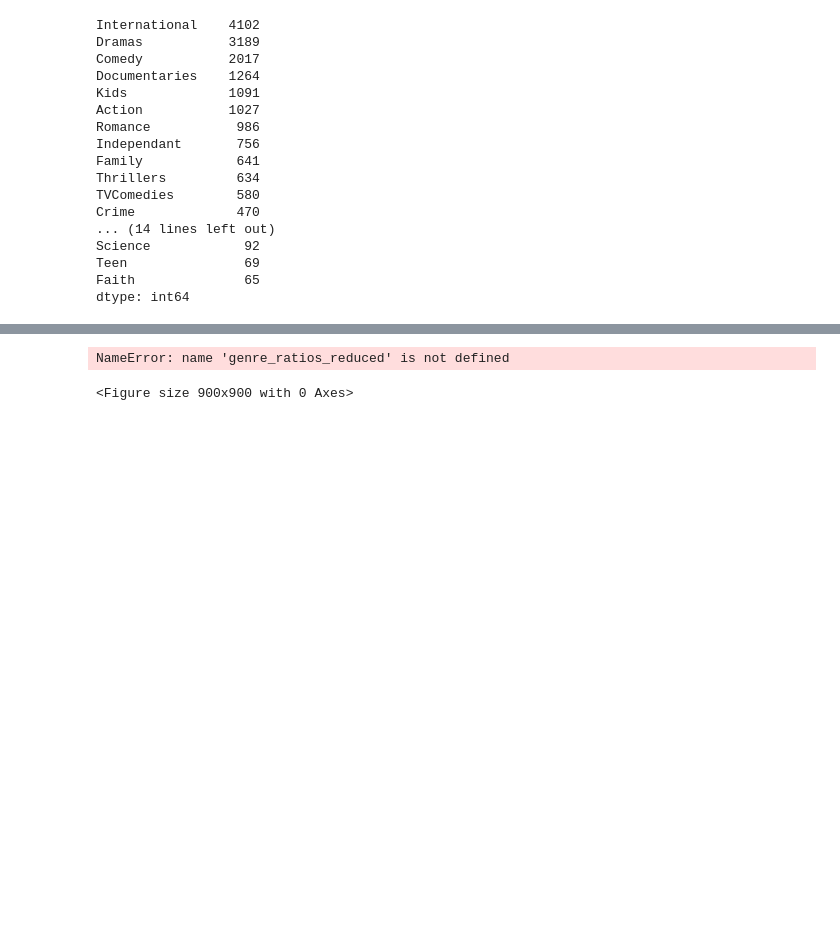
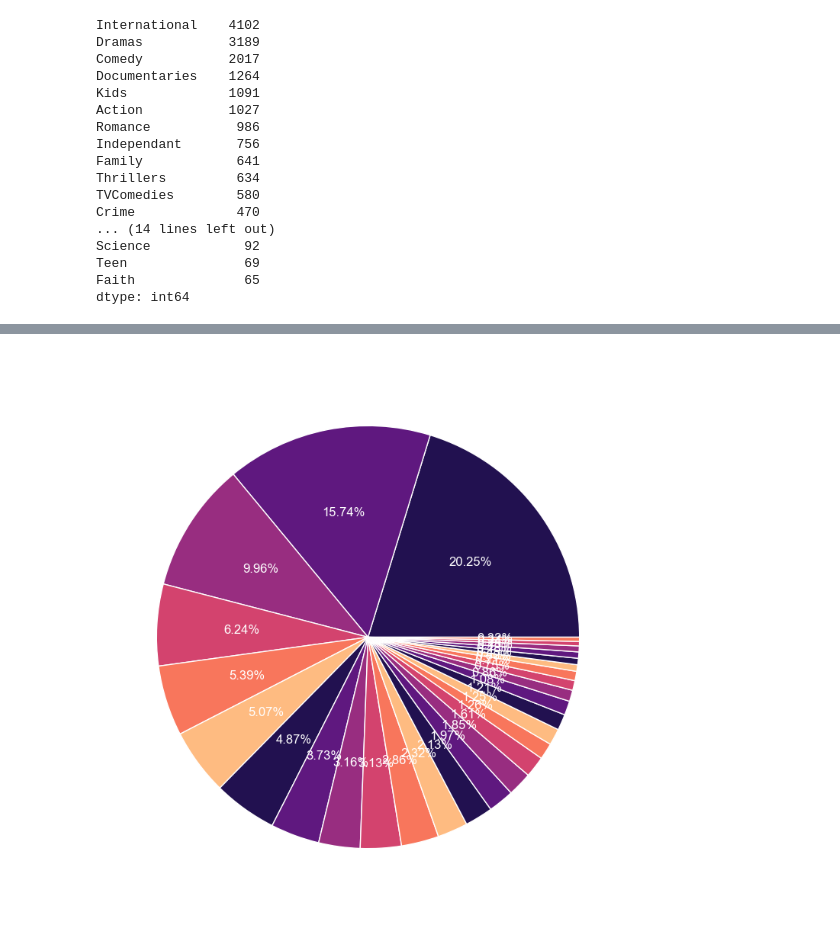
Before and after one commit to sr-g20/DataMiningFinal, a Jupyter notebook: Netflix Recommendations.ipynb, the cells around one changed output, grey strips where cells are left out. Drawn from its saved outputs; the diff is of its cells as text; code cells hidden in the pictures; blank space fills up the shorter version.

```diff
--- a/Netflix Recommendations.ipynb
+++ b/Netflix Recommendations.ipynb
@@ -395,17 +396,17 @@ plt.show()
 # %%
+genre_ratios_reduced = df_genre_ratios['Movie Count']
 plt.figure(figsize=(9,9))
 plt.rcParams['text.color'] = 'w'
 
 plt.pie(genre_ratios_reduced,
         labels=genre_ratios_reduced.index,
         colors=sns.color_palette('magma'),
         autopct='%.2f%%')
 plt.title('Genre Frequency')
 
 plt.show()
 # %% [output]
-NameError: name 'genre_ratios_reduced' is not defined
-<Figure size 900x900 with 0 Axes>
+[figure, added]
 # %%
 matrix = df_genres.corr().round(2)
 mask = np.triu(np.ones_like(matrix, dtype=bool))
```
Also changed, not shown: parts of 42 cells of this notebook.
